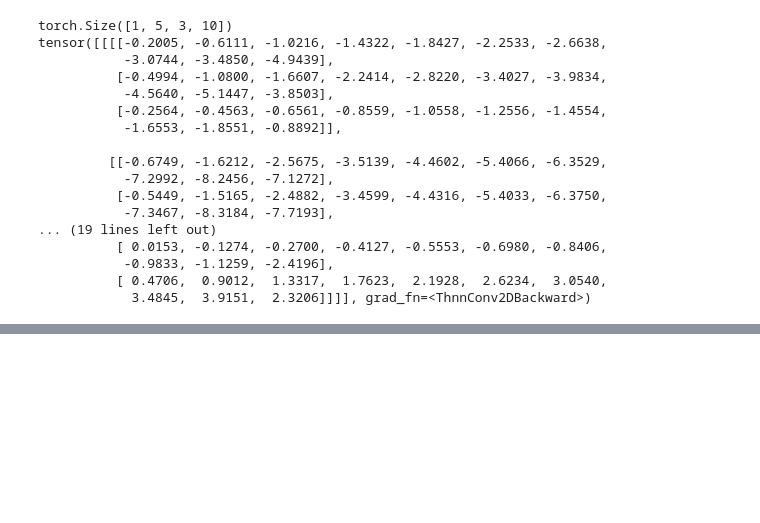
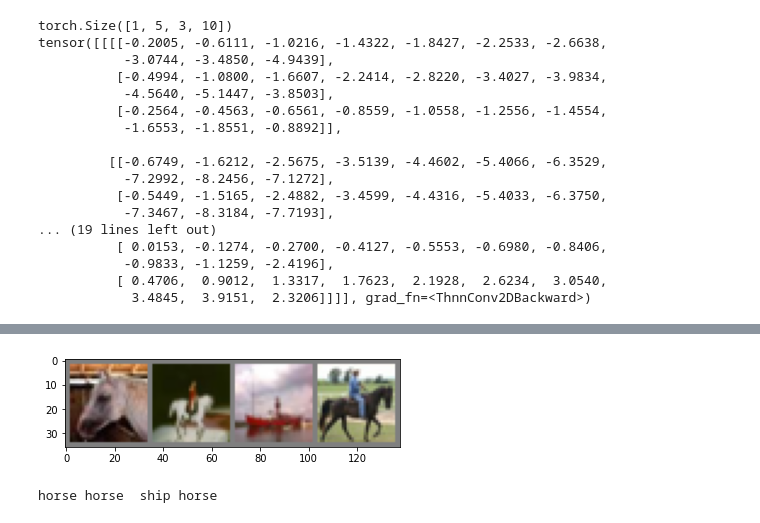
Before and after one commit to jvallalta/ia3, a Jupyter notebook: Intro_convolucion_pytorch.ipynb, the cells around one changed output, grey strips where cells are left out. Saved outputs shown, nothing was run; the diff lists cells and outputs as text; code cells hidden in the pictures; blank space fills up the shorter version.

```diff
--- a/Intro_convolucion_pytorch.ipynb
+++ b/Intro_convolucion_pytorch.ipynb
@@ -123,0 +143,2 @@ tensor([[[[-0.2005, -0.6111, -1.0216, -1.4322, -1.8427, -2.2533, -2.6638,
+# %%
+trainloadoer = torch.utils.data.DataLoader(trainset, batch_size=batch_size, shuffle=True, num_workers=2)
@@ -123,0 +151,18 @@ tensor([[[[-0.2005, -0.6111, -1.0216, -1.4322, -1.8427, -2.2533, -2.6638,
+# %%
+def imshow(img):
+  img = img/2 + 0.5
+  npimg = img.numpy()
+  plt.imshow(np.transpose(npimg, (1,2,0)))
+  plt.show()
+# %%
+dataiter = iter(trainloadoer)
+# %%
+images, labels = dataiter.next()
+# %%
+imshow(torchvision.utils.make_grid(images))
+# %% [output]
+[figure, added]
+# %%
+print(' '.join('%5s' % classes[labels[j]] for j in range(labels.size(0))))
+# %% [output]
+horse horse  ship horse
```
Also changed, not shown: parts of 24 cells of this notebook.
